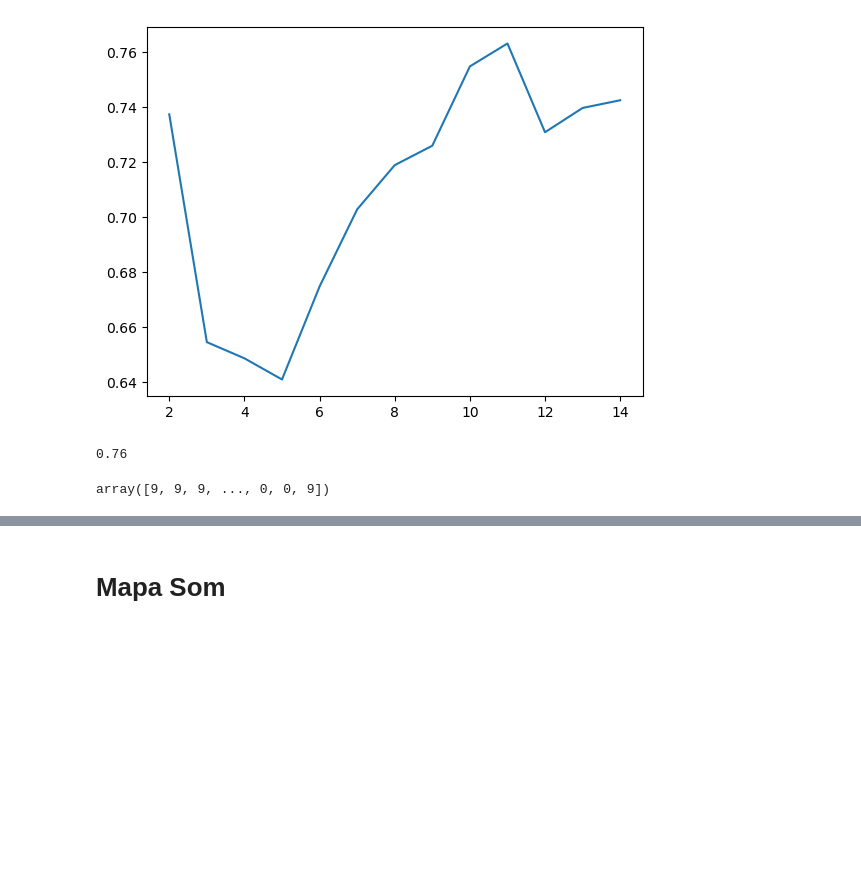
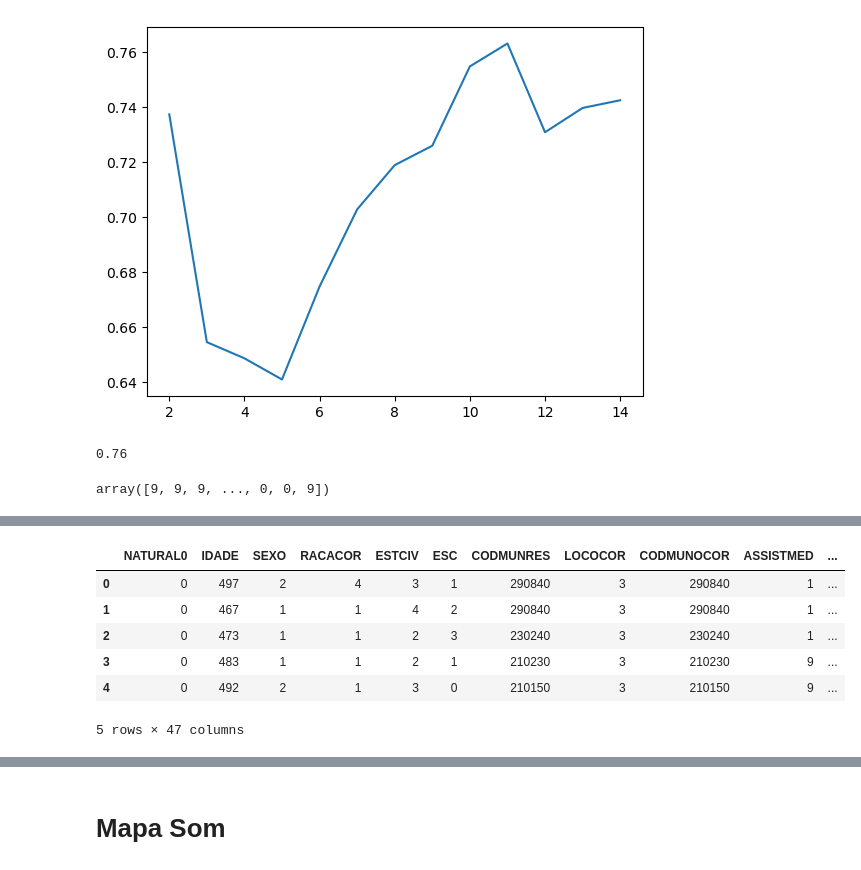
Before and after one commit to GabihSantana/work_in_progress, a Jupyter notebook: projetoObitosAlzheimer.ipynb, the cells around one changed output, grey strips where cells are left out. Drawn from its saved outputs; the diff is of its cells as text; code cells hidden in the pictures; blank space fills up the shorter version.

```diff
--- a/projetoObitosAlzheimer.ipynb
+++ b/projetoObitosAlzheimer.ipynb
@@ -784,0 +898,19 @@ Cluster1
+# %%
+df_ocup.loc[militares, 'Cluster_Final'] = 1
+df_ocup.loc[poder_publico, 'Cluster_Final'] = 2
+df_ocup.loc[ciencias, 'Cluster_Final'] = 3
+df_ocup.loc[tecnico, 'Cluster_Final'] = 4
+df_ocup.loc[administrativos, 'Cluster_Final'] = 5
+df_ocup.loc[comerciantes, 'Cluster_Final'] = 6
+df_ocup.loc[agropecuarios, 'Cluster_Final'] = 7
+df_ocup.loc[ind_extrativa, 'Cluster_Final'] = 8
+df_ocup.loc[industria_continua, 'Cluster_Final'] = 9
+df_ocup.loc[manutencao, 'Cluster_Final'] = 10
+df_ocup.loc[nao_informada, 'Cluster_Final'] = 11
+df_ocup.loc[ignorado, 'Cluster_Final'] = 11
+# %%
+# Dessa forma, possuimos uma tabela generalizada de profissões, e apenas 11 elementos unicos
+
+df_ocup = df_ocup.drop(['Cluster1', 'Cluster2'], axis=1)
+
+df_ocup.head()
@@ -784,0 +934,10 @@ Cluster1
+# %%
+df.head()
+# %% [output]
+|  | NATURAL0 | IDADE | SEXO | RACACOR | ESTCIV | ESC | CODMUNRES | LOCOCOR | CODMUNOCOR | ASSISTMED | ... |
+| 0 | 0 | 497 | 2 | 4 | 3 | 1 | 290840 | 3 | 290840 | 1 | ... |
+| 1 | 0 | 467 | 1 | 1 | 4 | 2 | 290840 | 3 | 290840 | 1 | ... |
+| 2 | 0 | 473 | 1 | 1 | 2 | 3 | 230240 | 3 | 230240 | 1 | ... |
+| 3 | 0 | 483 | 1 | 1 | 2 | 1 | 210230 | 3 | 210230 | 9 | ... |
+| 4 | 0 | 492 | 2 | 1 | 3 | 0 | 210150 | 3 | 210150 | 9 | ... |
+5 rows × 47 columns
```
Also changed, not shown: parts of 37 cells of this notebook.
